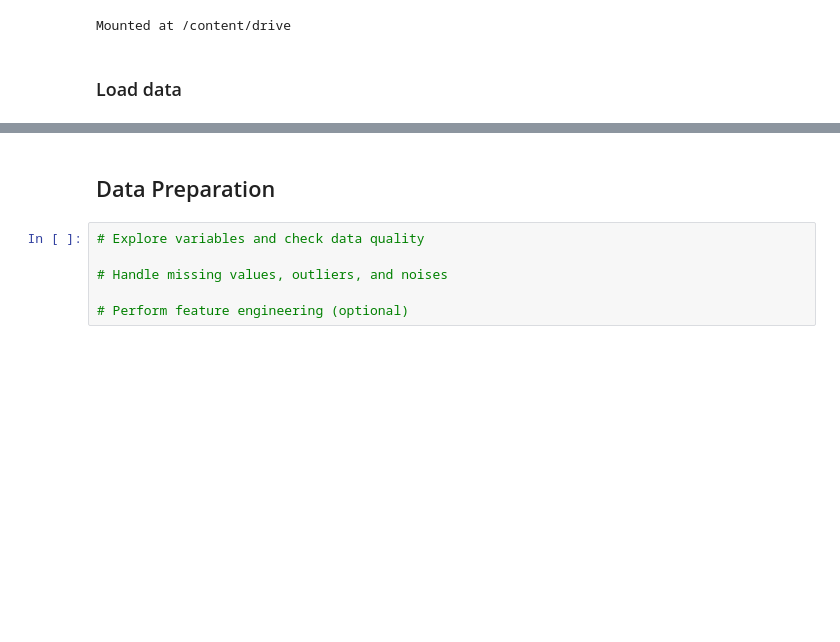
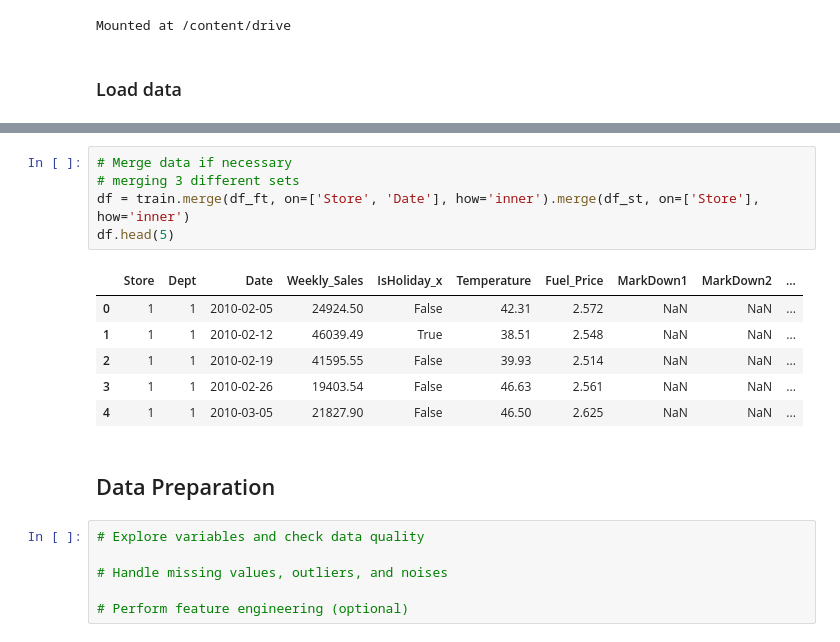
Before and after one commit to jangInw007/A4-Data-Analytics-and-Modeling, a Jupyter notebook: Group_A4_Data_Analytics_and_Modeling.ipynb, the cells around one changed output, grey strips where cells are left out. Drawn from its saved outputs; the diff is of its cells as text; blank space fills up the shorter version.

```diff
--- a/Group_A4_Data_Analytics_and_Modeling.ipynb
+++ b/Group_A4_Data_Analytics_and_Modeling.ipynb
@@ -128,3 +139,15 @@ print(te.head())
+# %%
+# Merge data if necessary
+# merging 3 different sets
+df = train.merge(df_ft, on=['Store', 'Date'], how='inner').merge(df_st, on=['Store'], how='inner')
+df.head(5)
+# %% [output]
+|  | Store | Dept | Date | Weekly_Sales | IsHoliday_x | Temperature | Fuel_Price | MarkDown1 | MarkDown2 | ... |
+| 0 | 1 | 1 | 2010-02-05 | 24924.50 | False | 42.31 | 2.572 | NaN | NaN | ... |
+| 1 | 1 | 1 | 2010-02-12 | 46039.49 | True | 38.51 | 2.548 | NaN | NaN | ... |
+| 2 | 1 | 1 | 2010-02-19 | 41595.55 | False | 39.93 | 2.514 | NaN | NaN | ... |
+| 3 | 1 | 1 | 2010-02-26 | 19403.54 | False | 46.63 | 2.561 | NaN | NaN | ... |
+| 4 | 1 | 1 | 2010-03-05 | 21827.90 | False | 46.50 | 2.625 | NaN | NaN | ... |
 # %% [markdown]
 ## Data Preparation
 # %%
```
Also changed, not shown: parts of 29 cells of this notebook.
